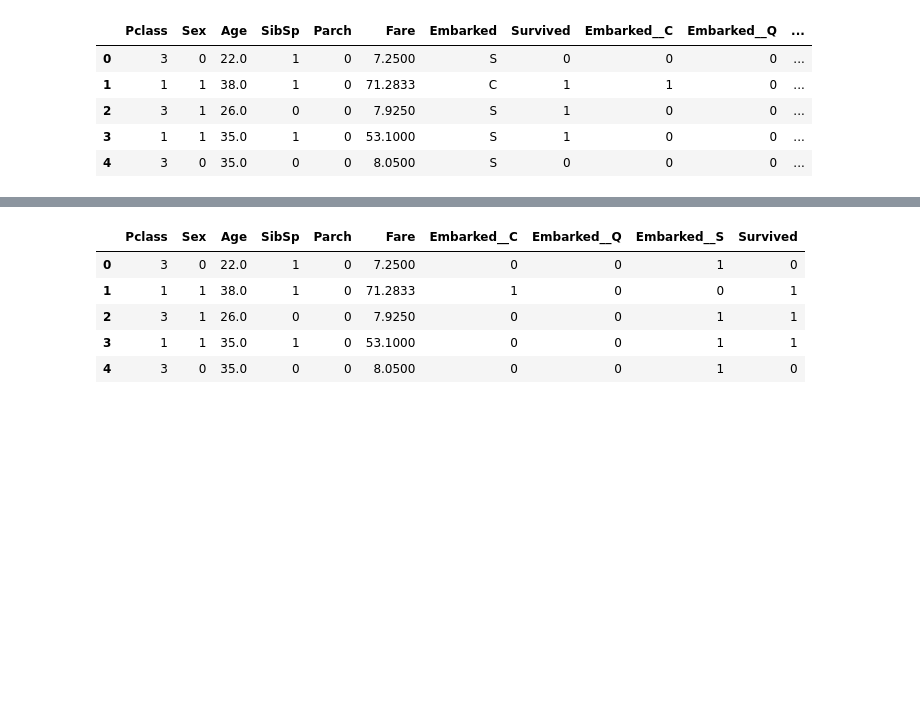
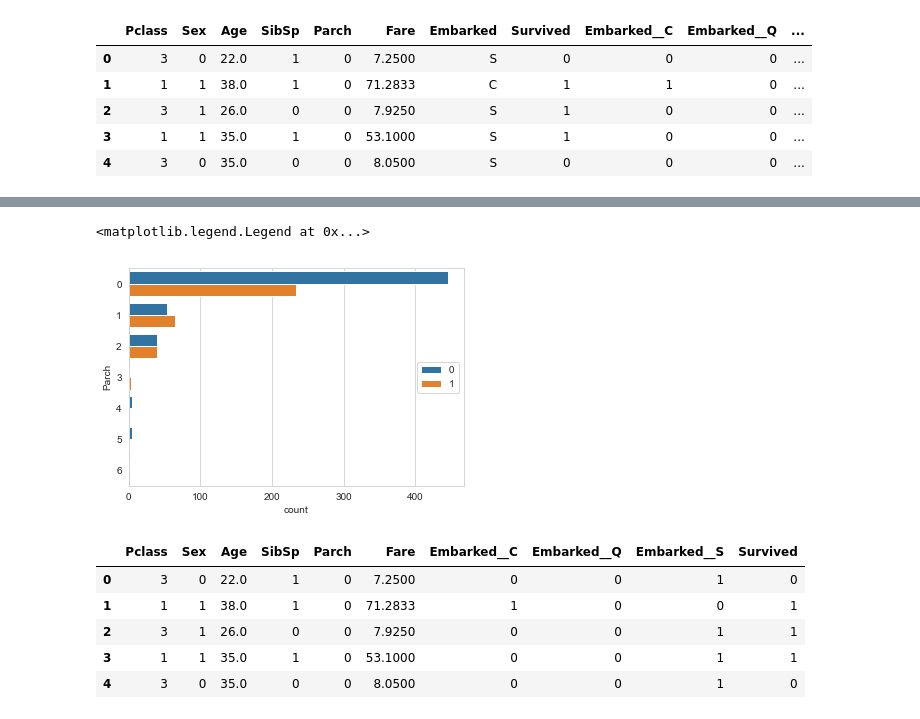
Before and after one commit to Kusumashree475/Python-bootcamp-udemy, a Jupyter notebook: 13-Logistic-Regression/titanic logistic regression.ipynb, the cells around one changed output, grey strips where cells are left out. Saved outputs shown, nothing was run; the diff lists cells and outputs as text; code cells hidden in the pictures; blank space fills up the shorter version.

```diff
--- a/13-Logistic-Regression/titanic logistic regression.ipynb
+++ b/13-Logistic-Regression/titanic logistic regression.ipynb
@@ -194,3 +238,10 @@ new_titanic.head()
+# %%
+# sns.jointplot(x='Parch', y='Survived', data=new_titanic)
+sns.countplot(y='Parch',data=new_titanic, hue='Survived')
+plt.legend(loc=0)
+# %% [output]
+<matplotlib.legend.Legend at 0x...>
+[figure, added]
 # %%
 new_titanic.drop(['Embarked'], axis=1, inplace=True)
 new_titanic=new_titanic[['Pclass','Sex','Age','SibSp','Parch','Fare','Embarked__C','Embarked__Q','Embarked__S','Survived']]
```
Also changed, not shown: parts of 53 cells of this notebook, 8 other files.
